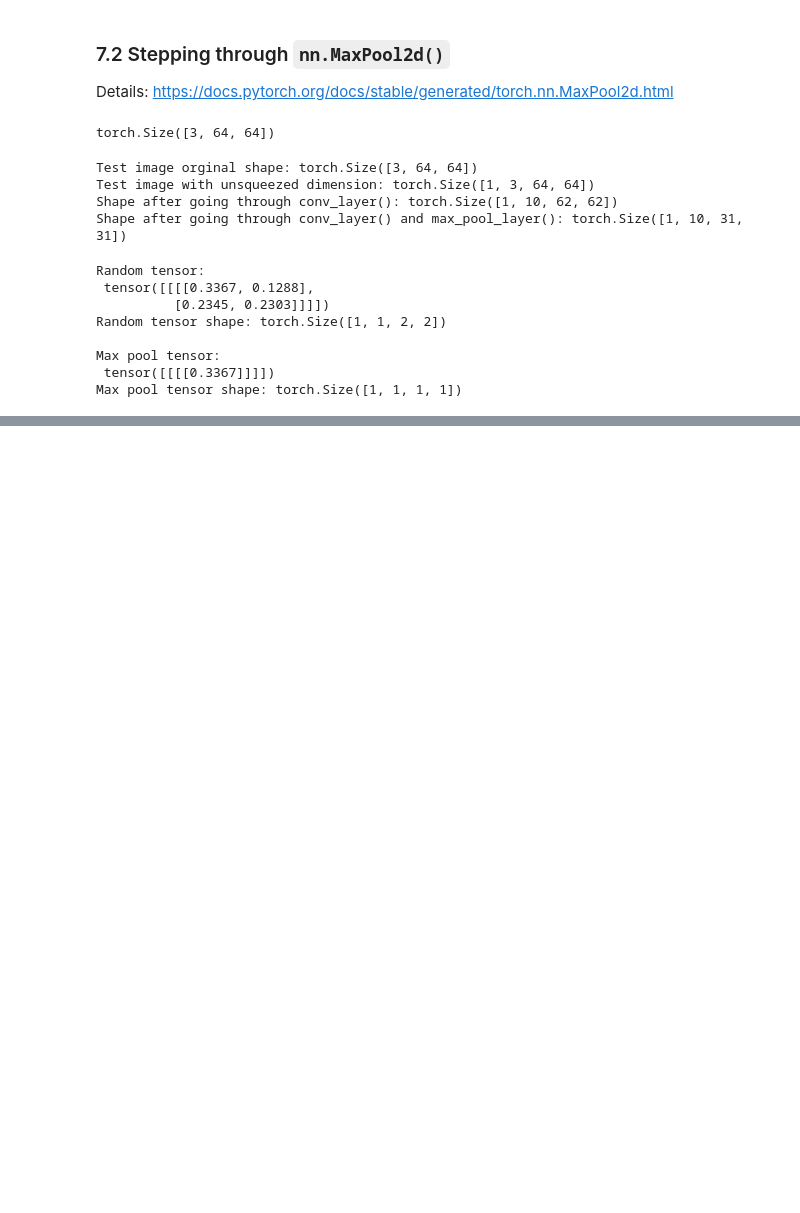
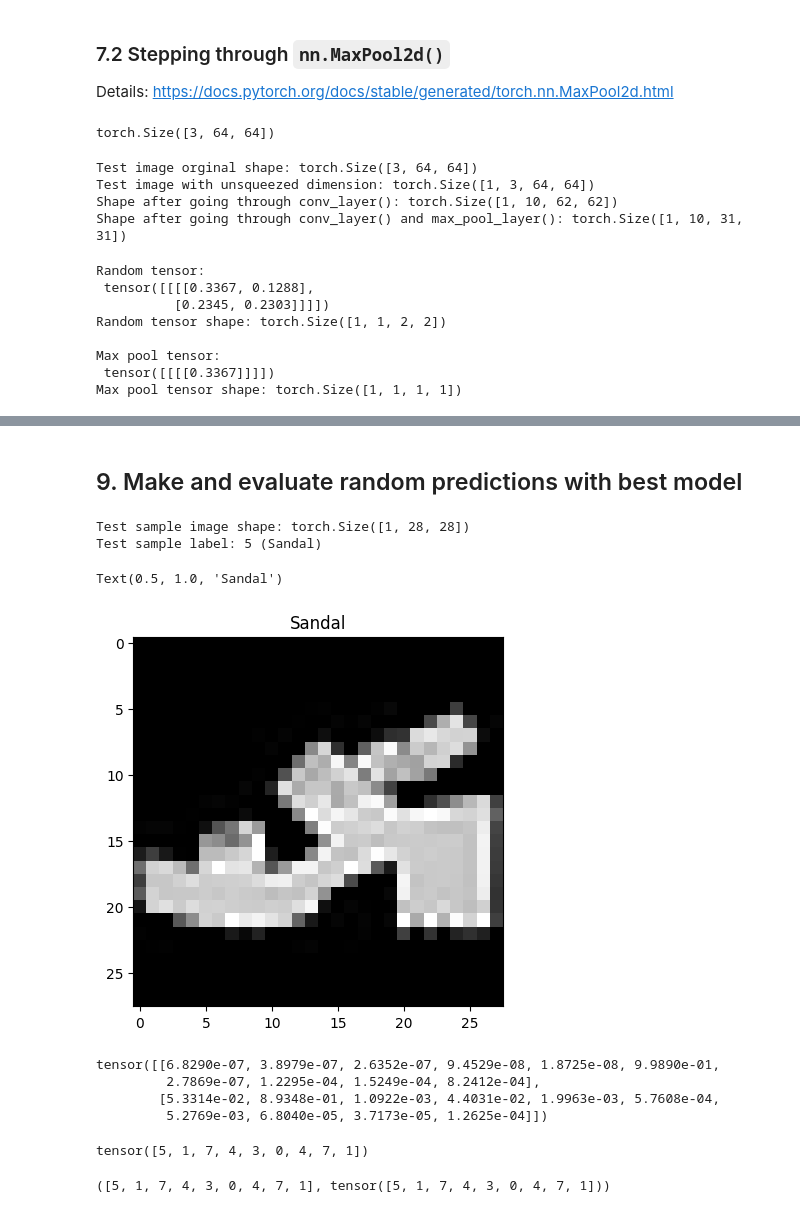
Before and after one commit to lamnhuthoa/pytorch-for-deep-learning, a Jupyter notebook: 03_pytorch_computer_vision/03_pytorch_computer_vision.ipynb, the cells around one changed output, grey strips where cells are left out. Cells and saved outputs as stored; diff of their text form; code cells hidden in the pictures; blank space fills up the shorter version.

```diff
--- a/03_pytorch_computer_vision/03_pytorch_computer_vision.ipynb
+++ b/03_pytorch_computer_vision/03_pytorch_computer_vision.ipynb
@@ -984,0 +1106,2 @@ Max pool tensor shape: torch.Size([1, 1, 1, 1])
+# %% [markdown]
+## 9. Make and evaluate random predictions with best model
@@ -984,0 +1130,45 @@ Max pool tensor shape: torch.Size([1, 1, 1, 1])
+# %%
+import random
+
+random.seed(42)
+test_samples = []
+test_labels = []
+
+for sample, label in random.sample(list(test_data), k=9):
+    test_samples.append(sample)
+    test_labels.append(label)
+
+# View the first sample shape
+print(f"Test sample image shape: {test_samples[0].shape}\nTest sample label: {test_labels[0]} ({class_names[test_labels[0]]})")
+# %% [output]
+Test sample image shape: torch.Size([1, 28, 28])
+Test sample label: 5 (Sandal)
+# %%
+plt.imshow(test_samples[0].squeeze(), cmap="gray")
+plt.title(class_names[test_labels[0]])
+# %% [output]
+Text(0.5, 1.0, 'Sandal')
+[figure, added]
+# %%
+# Make predictions on test samples with model 2
+pred_probs = make_predictions(model=model_2,
+                             data=test_samples)
+
+# View first two prediction probabilities list
+pred_probs[:2]
+# %% [output]
+tensor([[6.8290e-07, 3.8979e-07, 2.6352e-07, 9.4529e-08, 1.8725e-08, 9.9890e-01,
+         2.7869e-07, 1.2295e-04, 1.5249e-04, 8.2412e-04],
+        [5.3314e-02, 8.9348e-01, 1.0922e-03, 4.4031e-02, 1.9963e-03, 5.7608e-04,
+         5.2769e-03, 6.8040e-05, 3.7173e-05, 1.2625e-04]])
+# %%
+# Convert prediction probabilities to prediction labels
+pred_classes = pred_probs.argmax(dim=1)
+pred_classes
+# %% [output]
+tensor([5, 1, 7, 4, 3, 0, 4, 7, 1])
+# %%
+# Are the predictions in the same form as our test labels?
+test_labels, pred_classes
+# %% [output]
+([5, 1, 7, 4, 3, 0, 4, 7, 1], tensor([5, 1, 7, 4, 3, 0, 4, 7, 1]))
```
Also changed, not shown: parts of 51 cells of this notebook, 1 other file.
